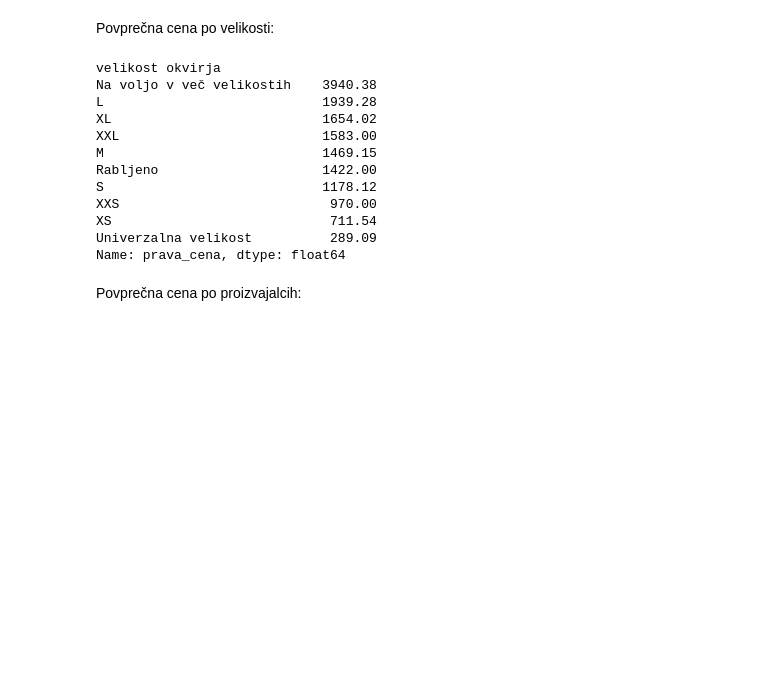
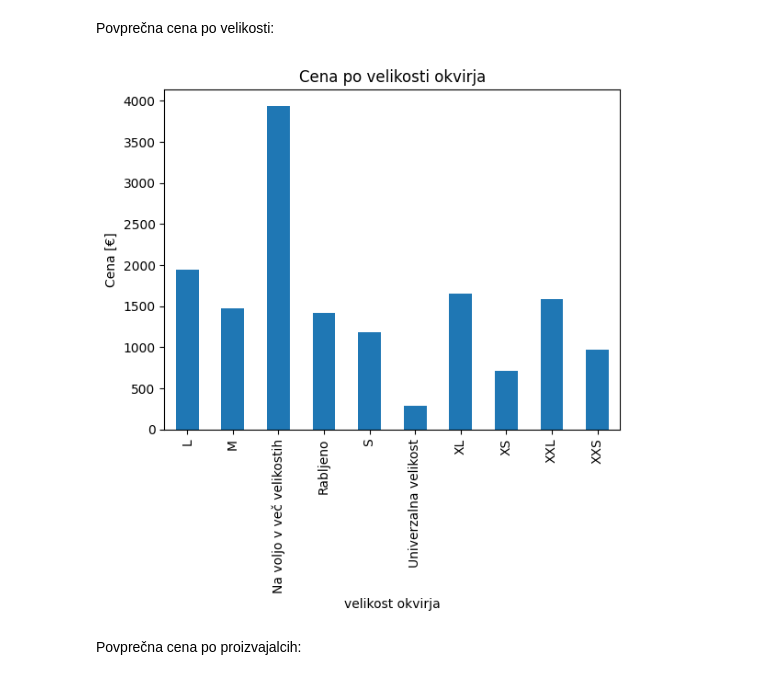
Before and after one commit to ambrovo/UVP-projektna, a Jupyter notebook: analiza.ipynb, the cells around one changed output. Cells and saved outputs as stored; diff of their text form; code cells hidden in the pictures; blank space fills up the shorter version.

```diff
--- a/analiza.ipynb
+++ b/analiza.ipynb
@@ -62,20 +69,10 @@ ax
 Povprečna cena po velikosti:
 # %%
 kolesa_po_velikosti = vsi_podatki.groupby("velikost okvirja")
-kolesa_po_velikosti.prava_cena.mean().round(2).sort_values(ascending=False)
+kolesa_po_velikosti = kolesa_po_velikosti.prava_cena.mean().round(2)
+ax = kolesa_po_velikosti.plot(kind="bar",  title="Povprečna cena po velikosti okvirja").set_ylabel("Cena [€]")
 # %% [output]
-velikost okvirja
-Na voljo v več velikostih    3940.38
-L                            1939.28
-XL                           1654.02
-XXL                          1583.00
-M                            1469.15
-Rabljeno                     1422.00
-S                            1178.12
-XXS                           970.00
-XS                            711.54
-Univerzalna velikost          289.09
-Name: prava_cena, dtype: float64
+[figure, added]
 # %% [markdown]
 Povprečna cena po proizvajalcih:
 # %%
```
Also changed, not shown: parts of 8 cells of this notebook.
